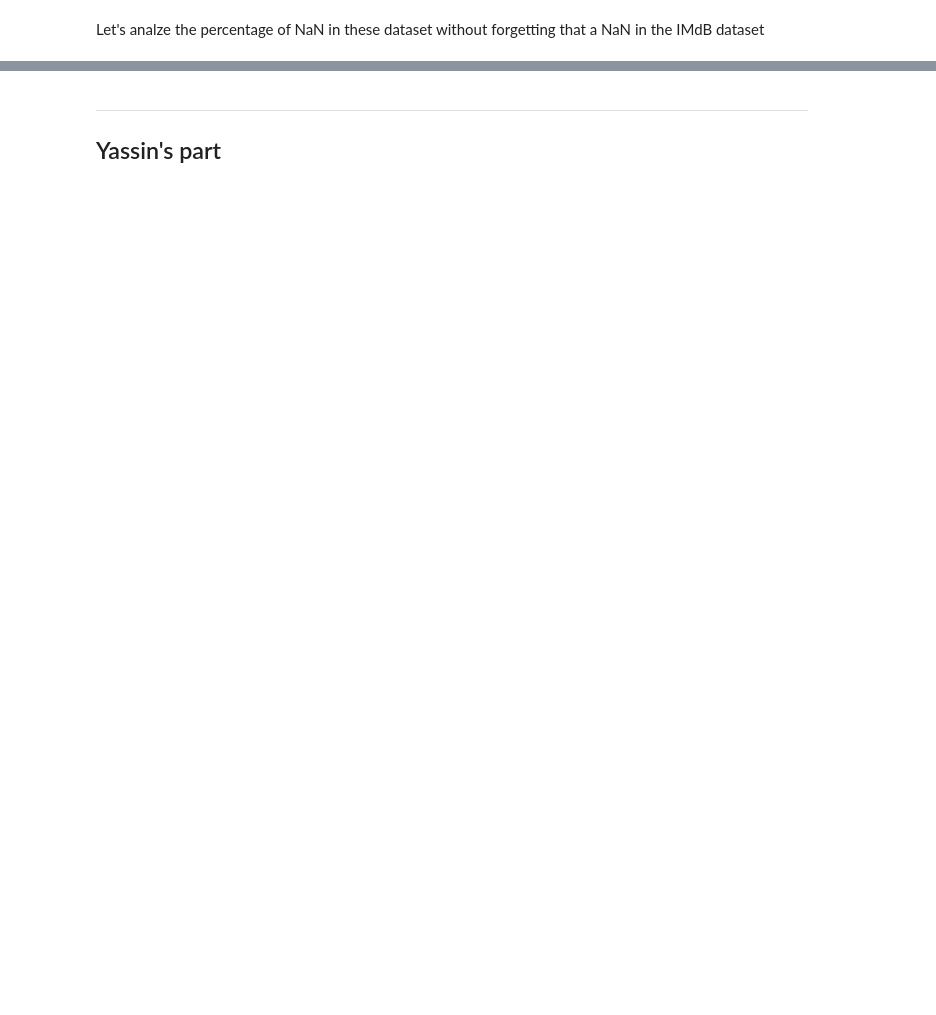
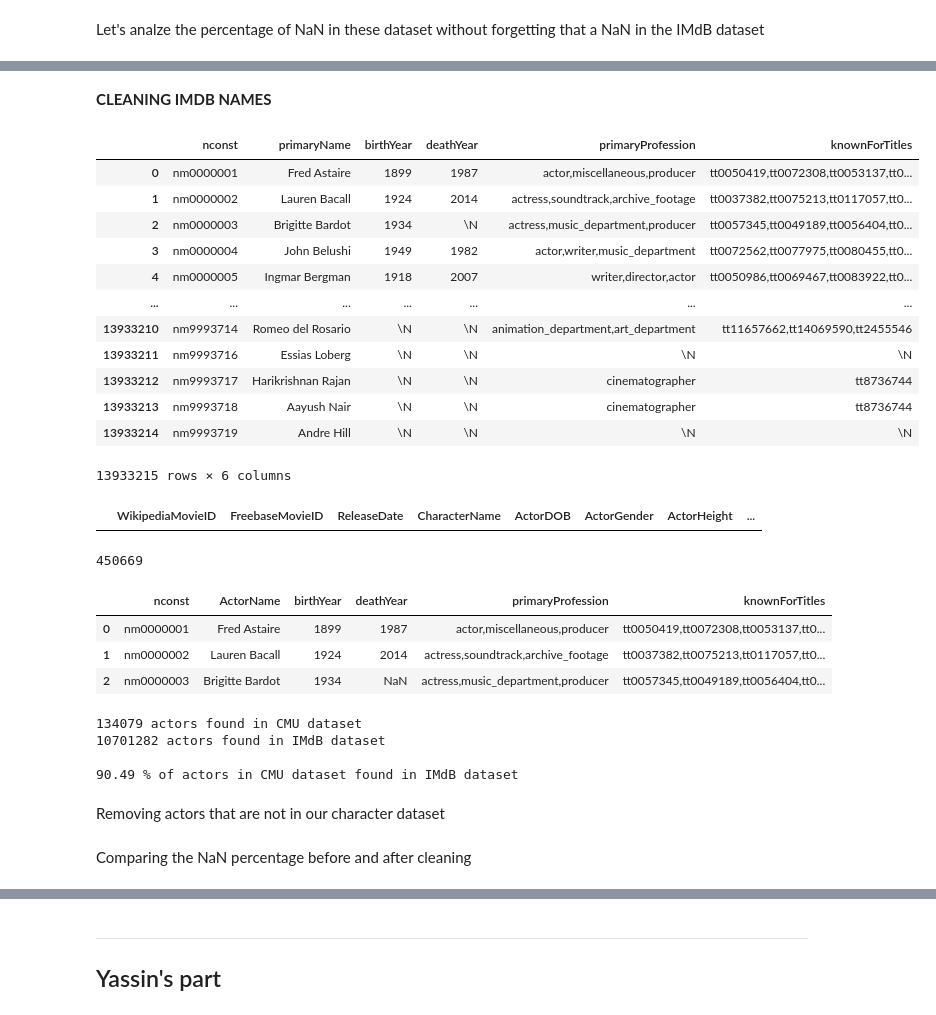
Before and after one commit to epfl-ada/ada-2024-project-arabsdatascientists2024, a Jupyter notebook: Exlploration_CMU.ipynb, the cells around one changed output, grey strips where cells are left out. Drawn from its saved outputs; the diff is of its cells as text; code cells hidden in the pictures; blank space fills up the shorter version.

```diff
--- a/Exlploration_CMU.ipynb
+++ b/Exlploration_CMU.ipynb
@@ -269,0 +384,54 @@ imdb_movies
+# %% [markdown]
+**CLEANING IMDB NAMES**
+# %%
+imdb_names_raw
+# %% [output]
+|  | nconst | primaryName | birthYear | deathYear | primaryProfession | knownForTitles |
+| 0 | nm0000001 | Fred Astaire | 1899 | 1987 | actor,miscellaneous,producer | tt0050419,tt0072308,tt0053137,tt0... |
+| 1 | nm0000002 | Lauren Bacall | 1924 | 2014 | actress,soundtrack,archive_footage | tt0037382,tt0075213,tt0117057,tt0... |
+| 2 | nm0000003 | Brigitte Bardot | 1934 | \N | actress,music_department,producer | tt0057345,tt0049189,tt0056404,tt0... |
+| 3 | nm0000004 | John Belushi | 1949 | 1982 | actor,writer,music_department | tt0072562,tt0077975,tt0080455,tt0... |
+| 4 | nm0000005 | Ingmar Bergman | 1918 | 2007 | writer,director,actor | tt0050986,tt0069467,tt0083922,tt0... |
+| ... | ... | ... | ... | ... | ... | ... |
+| 13933210 | nm9993714 | Romeo del Rosario | \N | \N | animation_department,art_department | tt11657662,tt14069590,tt2455546 |
+| 13933211 | nm9993716 | Essias Loberg | \N | \N | \N | \N |
+| 13933212 | nm9993717 | Harikrishnan Rajan | \N | \N | cinematographer | tt8736744 |
+| 13933213 | nm9993718 | Aayush Nair | \N | \N | cinematographer | tt8736744 |
+| 13933214 | nm9993719 | Andre Hill | \N | \N | \N | \N |
+13933215 rows × 6 columns
+# %%
+character_metadata.head(0)
+# %% [output]
+|  | WikipediaMovieID | FreebaseMovieID | ReleaseDate | CharacterName | ActorDOB | ActorGender | ActorHeight | ... |
+# %%
+character_metadata.shape[0]
+# %% [output]
+450669
+# %%
+imdb_names = imdb_names_raw.replace('\\N', np.nan)
+
+imdb_names.rename(columns={'primaryName': 'ActorName'}, inplace=True)
+
+imdb_names.head(3)
+# %% [output]
+|  | nconst | ActorName | birthYear | deathYear | primaryProfession | knownForTitles |
+| 0 | nm0000001 | Fred Astaire | 1899 | 1987 | actor,miscellaneous,producer | tt0050419,tt0072308,tt0053137,tt0... |
+| 1 | nm0000002 | Lauren Bacall | 1924 | 2014 | actress,soundtrack,archive_footage | tt0037382,tt0075213,tt0117057,tt0... |
+| 2 | nm0000003 | Brigitte Bardot | 1934 | NaN | actress,music_department,producer | tt0057345,tt0049189,tt0056404,tt0... |
+# %%
+cmu_actor_names = character_metadata['ActorName'].unique()
+imdb_actor_names = imdb_names['ActorName'].unique()
+
+common_actors = set(imdb_actor_names) & set(cmu_actor_names)
+percentage_common_actors = (len(common_actors) / len(cmu_actor_names)) * 100
+
+print(f"{len(cmu_actor_names)} actors found in CMU dataset")
+print(f"{len(imdb_actor_names)} actors found in IMdB dataset\n")
+print(f"{percentage_common_actors:.2f} % of actors in CMU dataset found in IMdB dataset")
+# %% [output]
+134079 actors found in CMU dataset
+10701282 actors found in IMdB dataset
+
+90.49 % of actors in CMU dataset found in IMdB dataset
+# %% [markdown]
+Removing actors that are not in our character dataset
@@ -269,0 +440,2 @@ imdb_movies
+# %% [markdown]
+Comparing the NaN percentage before and after cleaning
```
Also changed, not shown: parts of 31 cells of this notebook, 1 other file.
